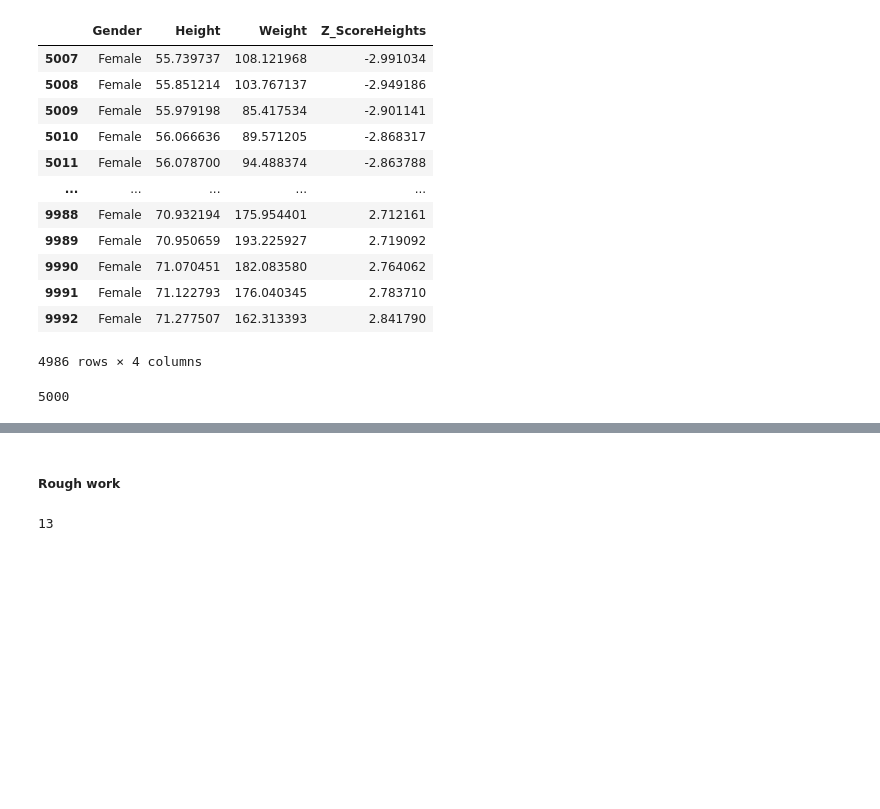
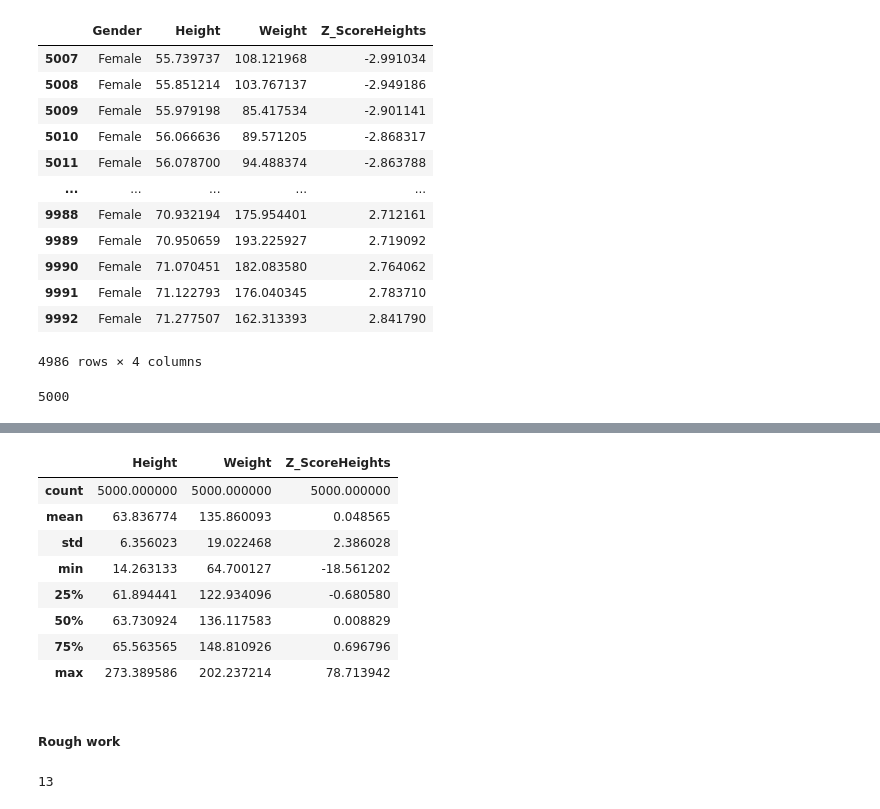
Before and after one commit to jdhova/Statistics-DataCleaning, a Jupyter notebook: Finding_Outliars/Male_Female_Heights.ipynb, the cells around one changed output, grey strips where cells are left out. Saved outputs shown, nothing was run; the diff lists cells and outputs as text; code cells hidden in the pictures; blank space fills up the shorter version.

```diff
--- a/Finding_Outliars/Male_Female_Heights.ipynb
+++ b/Finding_Outliars/Male_Female_Heights.ipynb
@@ -359,3 +395,15 @@ newValidDataNew.shape[0] + outliarsFeMaleDataNew.shape[0]
+# %%
+dataFeMale2.describe()
+# %% [output]
+|  | Height | Weight | Z_ScoreHeights |
+| count | 5000.000000 | 5000.000000 | 5000.000000 |
+| mean | 63.836774 | 135.860093 | 0.048565 |
+| std | 6.356023 | 19.022468 | 2.386028 |
+| min | 14.263133 | 64.700127 | -18.561202 |
+| 25% | 61.894441 | 122.934096 | -0.680580 |
+| 50% | 63.730924 | 136.117583 | 0.008829 |
+| 75% | 65.563565 | 148.810926 | 0.696796 |
+| max | 273.389586 | 202.237214 | 78.713942 |
 # %% [markdown]
 ##### Rough work
 # %%
```
Also changed, not shown: parts of 5 cells of this notebook.
